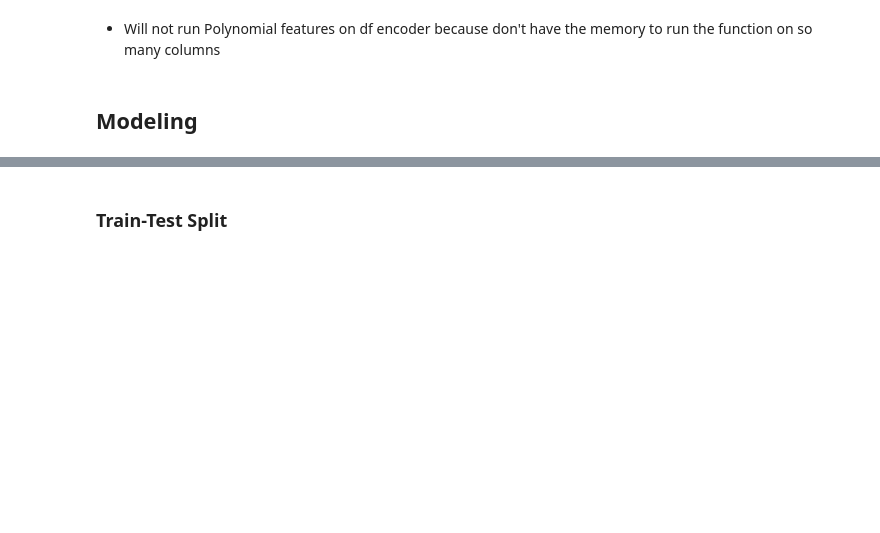
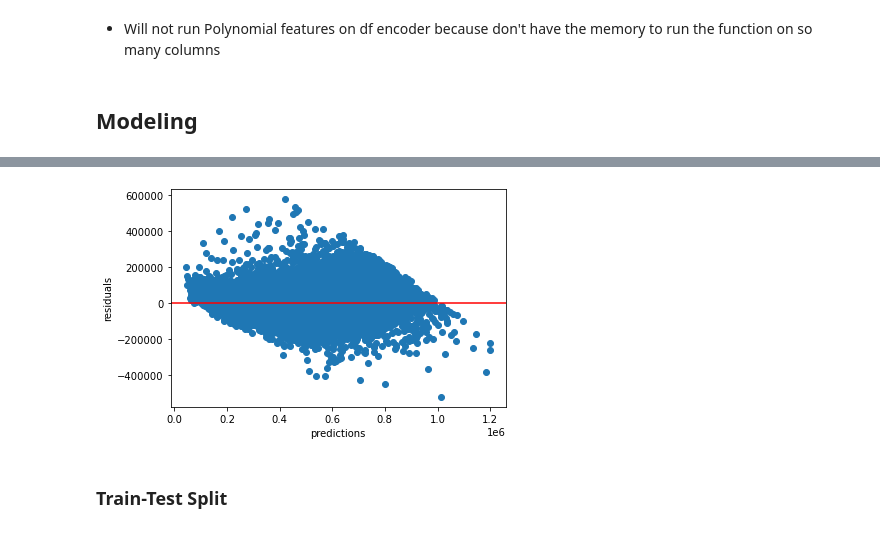
Before and after one commit to anguyen61191/NorthWestCountyProject, a Jupyter notebook: AndyFinalDraft.ipynb, the cells around one changed output, grey strips where cells are left out. Cells and saved outputs as stored; diff of their text form; code cells hidden in the pictures; blank space fills up the shorter version.

```diff
--- a/AndyFinalDraft.ipynb
+++ b/AndyFinalDraft.ipynb
@@ -1291,3 +1386,7 @@ def scores(x,y):
+# %%
+plot_skedacity(yhat_train,residuals_train, yhat_test, residuals_test)
+# %% [output]
+[figure, added]
 # %% [markdown]
 ### Train-Test Split
 # %% [markdown]
```
Also changed, not shown: parts of 48 cells of this notebook.
